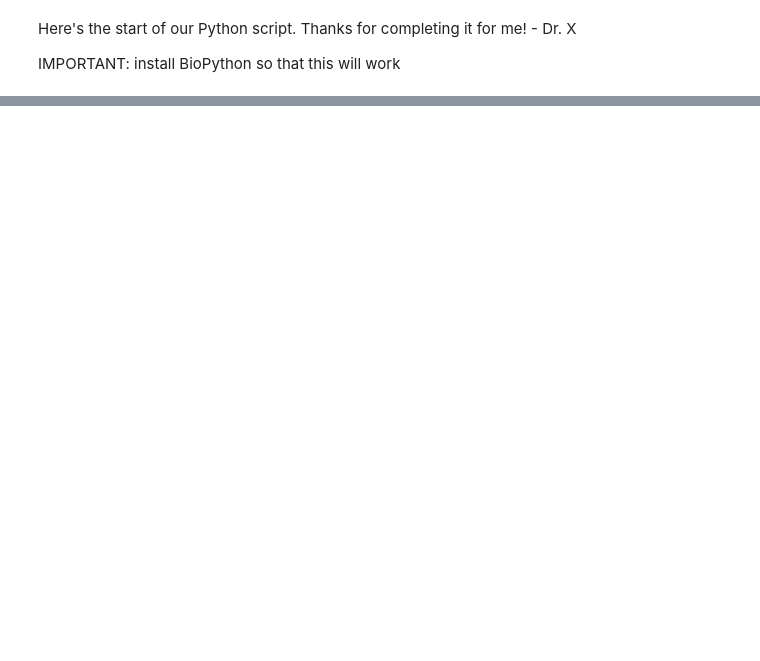
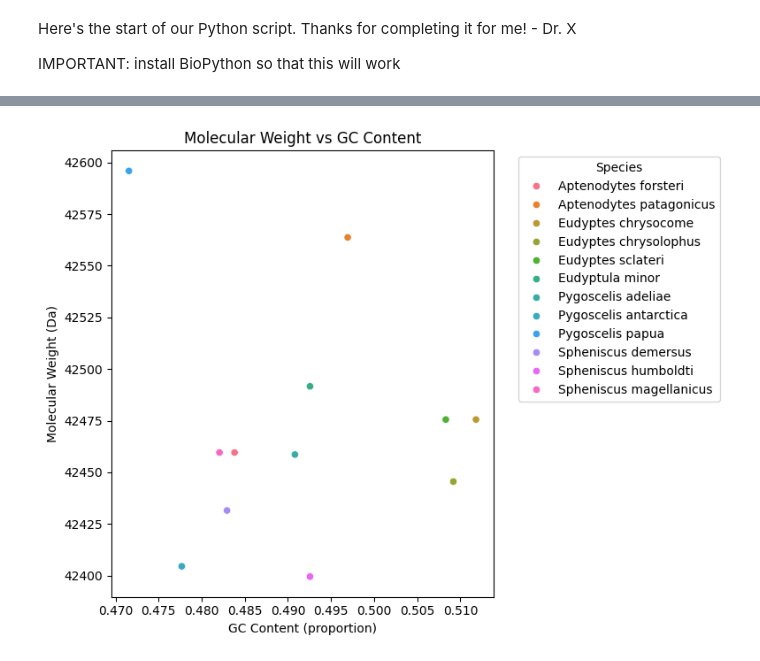
Before and after one commit to lillgc/BCB546-PythonHW_Spring2025, a Jupyter notebook: EEOB_python_assignment.ipynb, the cells around one changed output, grey strips where cells are left out. Cells and saved outputs as stored; diff of their text form; code cells hidden in the pictures; blank space fills up the shorter version.

```diff
--- a/EEOB_python_assignment.ipynb
+++ b/EEOB_python_assignment.ipynb
@@ -101,4 +181,15 @@ from Bio.SeqUtils.ProtParam import ProteinAnalysis
 ## 5 ##
 ####### YOUR GC CONTENT ANALYSIS FUNCTION ########
 ## Write a function that calculates the GC-content (proportion of "G" and "C") of each DNA sequence and returns this value.
+def compute_gc_content(dna_seq):
+    dna_seq = dna_seq.upper()  # ensure all letters are uppercase for consistency
+    g_count = dna_seq.count("G")
+    c_count = dna_seq.count("C")
+    total_bases = len(dna_seq)
+
+    if total_bases == 0:
+        return 0.0
+
+    gc_content = (g_count + c_count) / total_bases
+    return gc_content
 # %% [markdown]
@@ -134,6 +296,19 @@ species_list = list(penguins_df.species)
 # %%
 ## 9 ##
 ## Plot a visualization of the molecular weight (y-axis) as a function of GC-content (x-axis).
+
+mw_gc_plt = plt.figure(figsize=(8, 6))
+sns.scatterplot(data = penguins_df, x = "gc_content", y = "molecular_weight", hue = "species")
+plt.title("Molecular Weight vs GC Content")
+plt.xlabel("GC Content (proportion)")
+plt.ylabel("Molecular Weight (Da)")
+plt.legend(title = "Species", bbox_to_anchor = (1.05, 1), loc = 'upper left')
+plt.tight_layout()
+plt.show()
+
+mw_gc_plt.savefig("generated_figs_files/mw_gc_plt.png")
+# %% [output]
+[figure, added]
 # %%
 ## 10 ##
 ## Save the new DataFrame to a file called "penguins_mass_cytb.csv"
```
Also changed, not shown: parts of 34 cells of this notebook.
